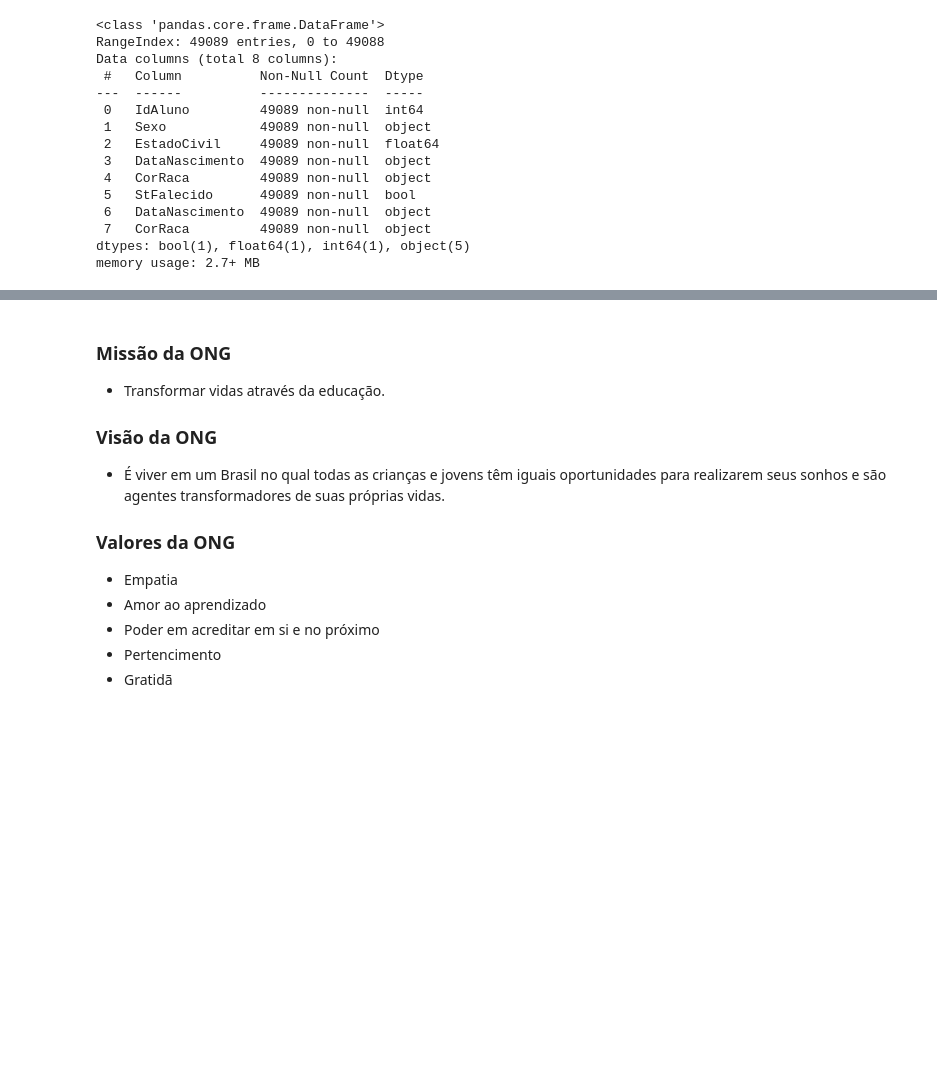
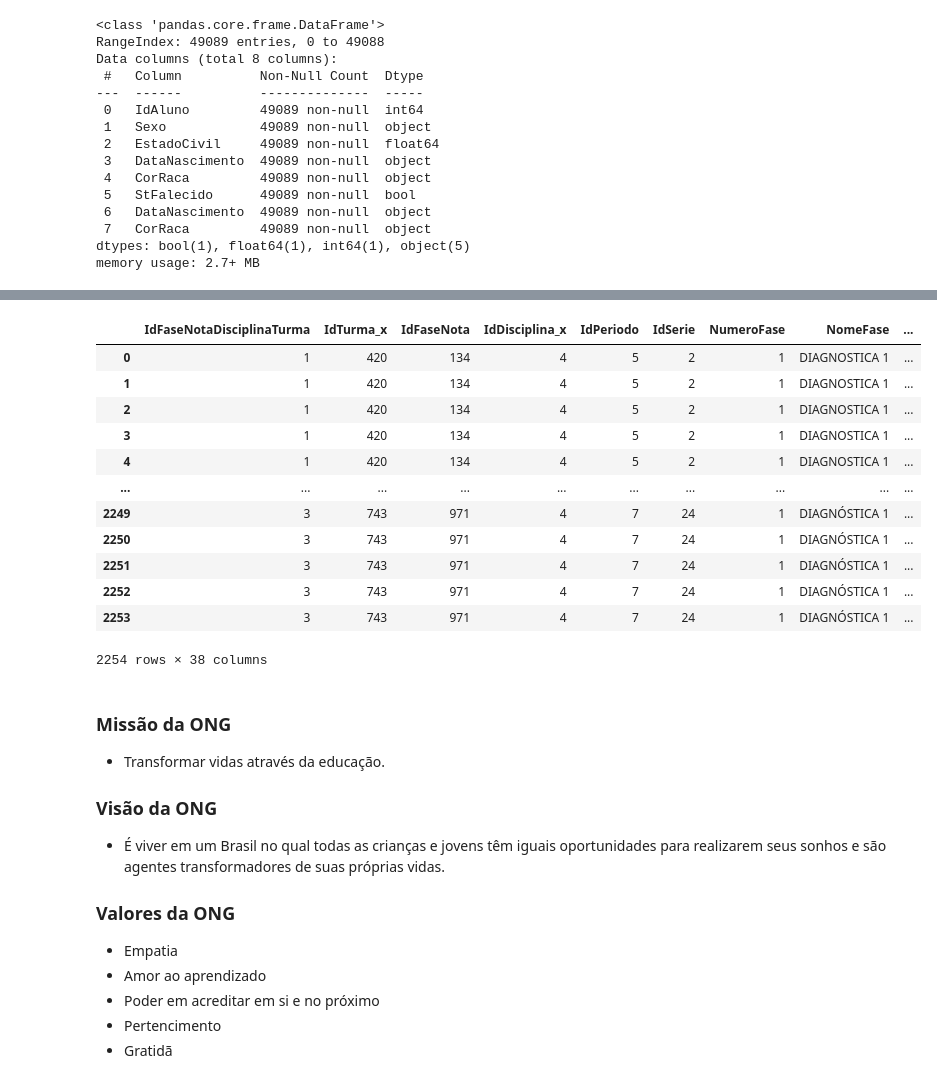
Before and after one commit to camimq/datathonFiap, a Jupyter notebook: main_analysis.ipynb, the cells around one changed output, grey strips where cells are left out. Drawn from its saved outputs; the diff is of its cells as text; code cells hidden in the pictures; blank space fills up the shorter version.

Commit message:
adiciona análise preliminar da tabela fase

```diff
--- a/main_analysis.ipynb
+++ b/main_analysis.ipynb
@@ -711,0 +727,3 @@ df_alunos.shape
+# %%
+df_fase = pd.read_csv('bases_e_documental/Base de dados - Passos Mágicos/TbFase/Merge/merged_data.csv', sep=',')
+df_fase.head()
@@ -711,0 +815,3 @@ df_alunos.shape
+# %%
+# deleta qualquer coluna com valores nulos
+df_fase.dropna(axis=1, inplace=True)
@@ -712,3 +839,19 @@ df_alunos.shape
+# %%
+df_fase
+# %% [output]
+|  | IdFaseNotaDisciplinaTurma | IdTurma_x | IdFaseNota | IdDisciplina_x | IdPeriodo | IdSerie | NumeroFase | NomeFase | ... |
+| 0 | 1 | 420 | 134 | 4 | 5 | 2 | 1 | DIAGNOSTICA 1 | ... |
+| 1 | 1 | 420 | 134 | 4 | 5 | 2 | 1 | DIAGNOSTICA 1 | ... |
+| 2 | 1 | 420 | 134 | 4 | 5 | 2 | 1 | DIAGNOSTICA 1 | ... |
+| 3 | 1 | 420 | 134 | 4 | 5 | 2 | 1 | DIAGNOSTICA 1 | ... |
+| 4 | 1 | 420 | 134 | 4 | 5 | 2 | 1 | DIAGNOSTICA 1 | ... |
+| ... | ... | ... | ... | ... | ... | ... | ... | ... | ... |
+| 2249 | 3 | 743 | 971 | 4 | 7 | 24 | 1 | DIAGNÓSTICA 1 | ... |
+| 2250 | 3 | 743 | 971 | 4 | 7 | 24 | 1 | DIAGNÓSTICA 1 | ... |
+| 2251 | 3 | 743 | 971 | 4 | 7 | 24 | 1 | DIAGNÓSTICA 1 | ... |
+| 2252 | 3 | 743 | 971 | 4 | 7 | 24 | 1 | DIAGNÓSTICA 1 | ... |
+| 2253 | 3 | 743 | 971 | 4 | 7 | 24 | 1 | DIAGNÓSTICA 1 | ... |
+2254 rows × 38 columns
 # %% [markdown]
 ### Missão da ONG
 - Transformar vidas através da educação.
```
Also changed, not shown: parts of 11 cells of this notebook.
